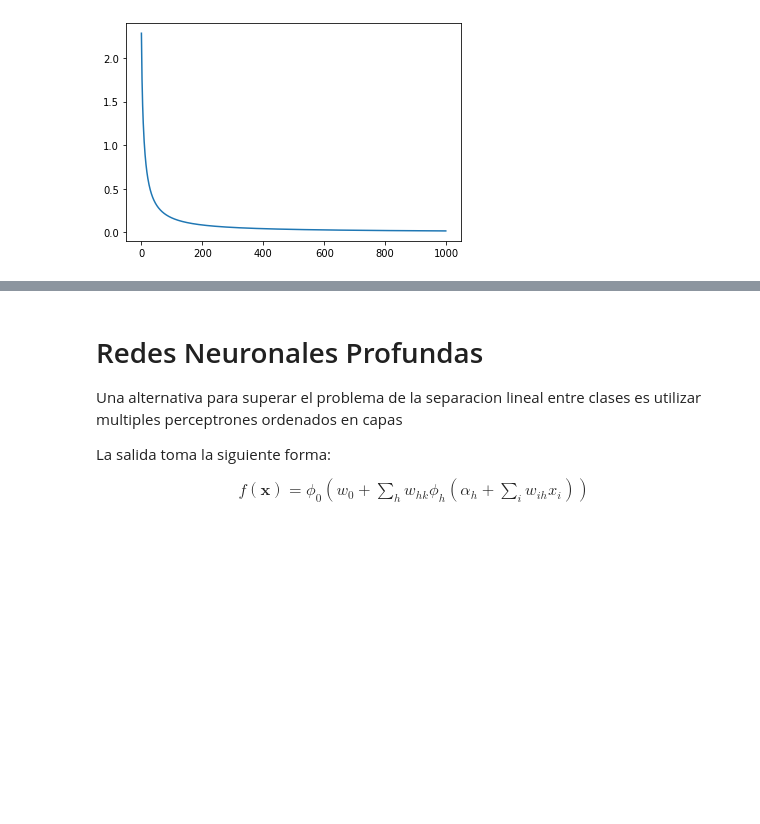
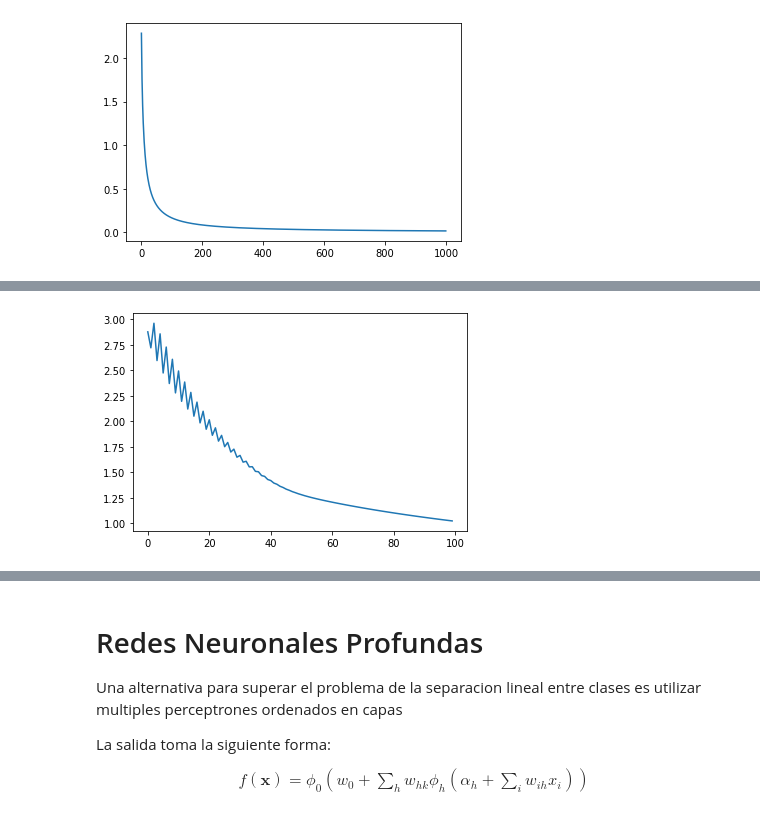
Before and after one commit to sherna90/inteligencia_artificial, a Jupyter notebook: 4.-Redes_Neuronales.ipynb, the cells around one changed output, grey strips where cells are left out. Drawn from its saved outputs; the diff is of its cells as text; code cells hidden in the pictures; blank space fills up the shorter version.

```diff
--- a/4.-Redes_Neuronales.ipynb
+++ b/4.-Redes_Neuronales.ipynb
@@ -123,3 +123,18 @@ Iteration : 700, Trained loss: 0.024428500857397714
 Iteration : 800, Trained loss: 0.021367810994468505
 Iteration : 900, Trained loss: 0.01898713850700267
 [figure]
+# %%
+inputs = np.array([[1, 1],
+                   [4,2],
+                   [4,5],
+                   [5,5]])
+targets = np.array([True, True, False, True])
+
+# Check the gradients numerically, just to be safe.
+weights = np.array([0.0, 0.0])
+print(check_grads(training_loss, modes=['rev'])(weights))
+w_hat,loss=train_net(weights,100,eta=1e-2)
+print(w_hat)
+plt.plot(loss)
+plt.show()
+# %% [output]
@@ -125,0 +153 @@ Iteration : 900, Trained loss: 0.01898713850700267
+[figure, added]
```
Also changed, not shown: parts of 4 cells of this notebook, 2 other files.
